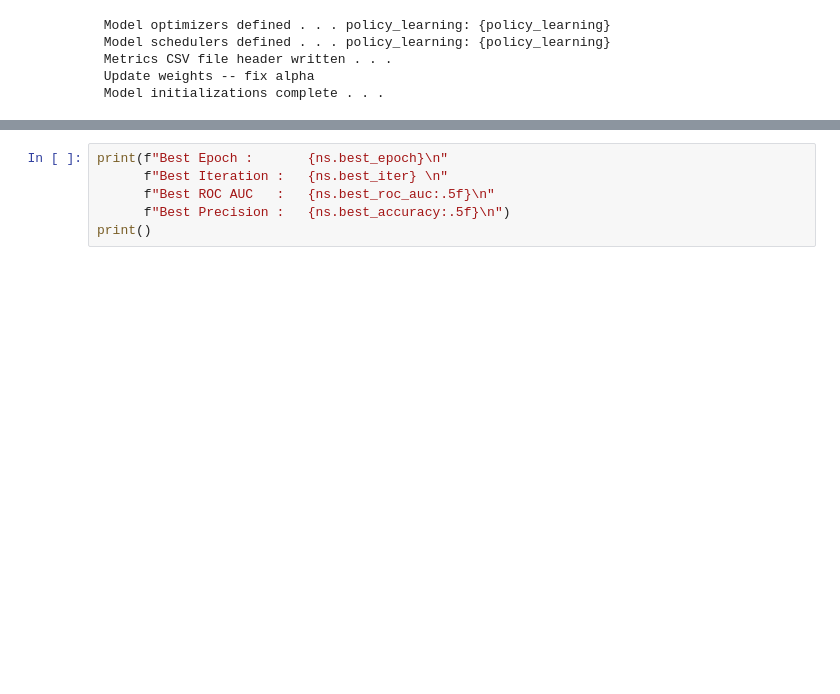
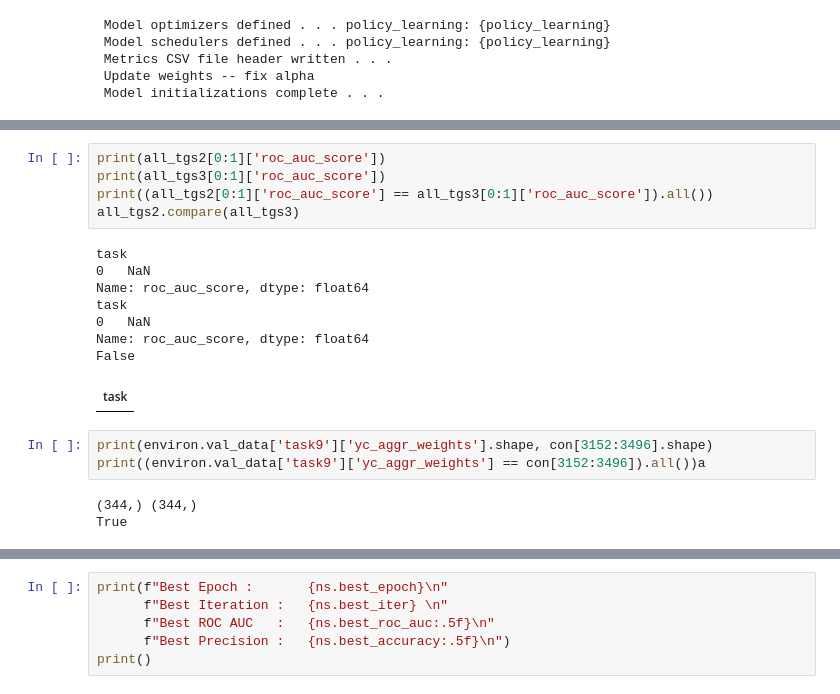
Before and after one commit to kbardool/AdaSparseChem, a Jupyter notebook: notebooks/Adashare_Train-10-task.ipynb, the cells around one changed output, grey strips where cells are left out. Cells and saved outputs as stored; diff of their text form; blank space fills up the shorter version.

```diff
--- a/notebooks/Adashare_Train-10-task.ipynb
+++ b/notebooks/Adashare_Train-10-task.ipynb
@@ -360,3 +671,23 @@ eval iters set to :  182
+# %%
+print(all_tgs2[0:1]['roc_auc_score'])
+print(all_tgs3[0:1]['roc_auc_score'])
+print((all_tgs2[0:1]['roc_auc_score'] == all_tgs3[0:1]['roc_auc_score']).all())
+all_tgs2.compare(all_tgs3)
+# %% [output]
+task
+0   NaN
+Name: roc_auc_score, dtype: float64
+task
+0   NaN
+Name: roc_auc_score, dtype: float64
+False
+| task |
+# %%
+print(environ.val_data['task9']['yc_aggr_weights'].shape, con[3152:3496].shape)
+print((environ.val_data['task9']['yc_aggr_weights'] == con[3152:3496]).all())a
+# %% [output]
+(344,) (344,)
+True
 # %%
 print(f"Best Epoch :       {ns.best_epoch}\n"
       f"Best Iteration :   {ns.best_iter} \n"
```
Also changed, not shown: parts of 28 cells of this notebook, 5 other files.
